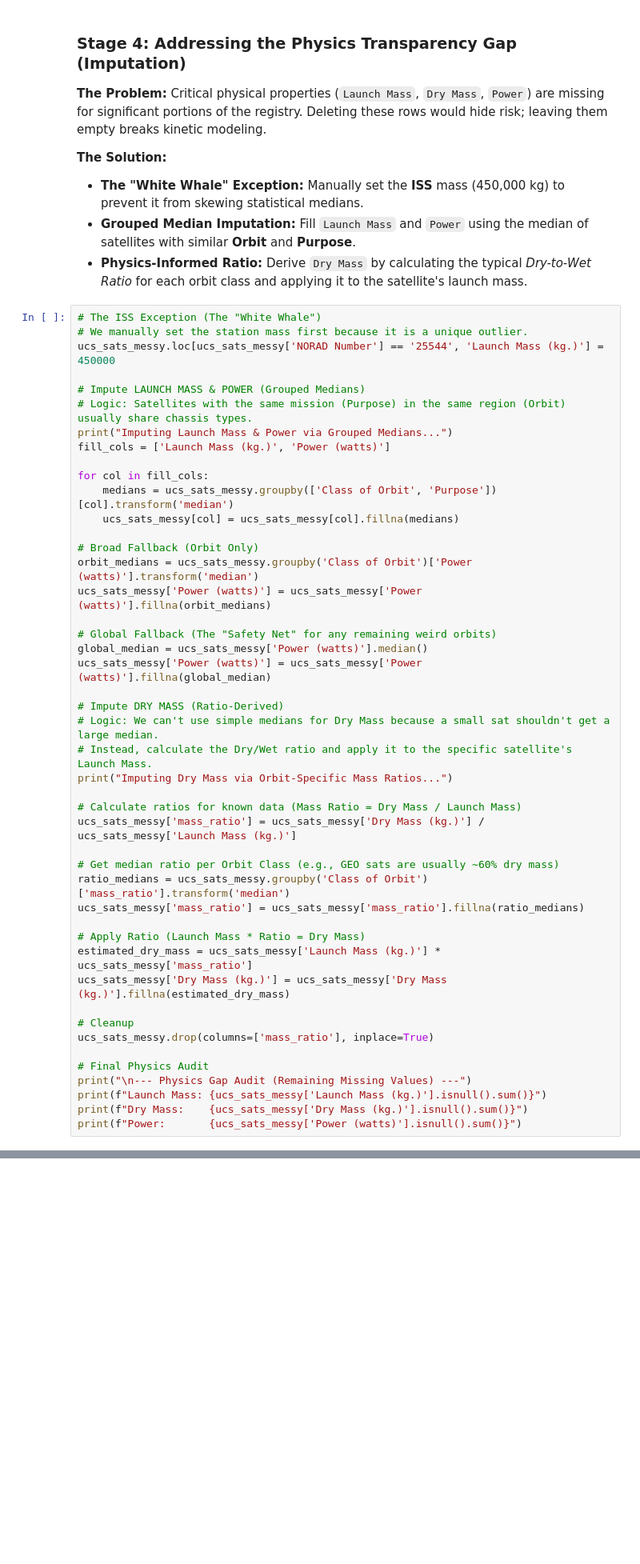
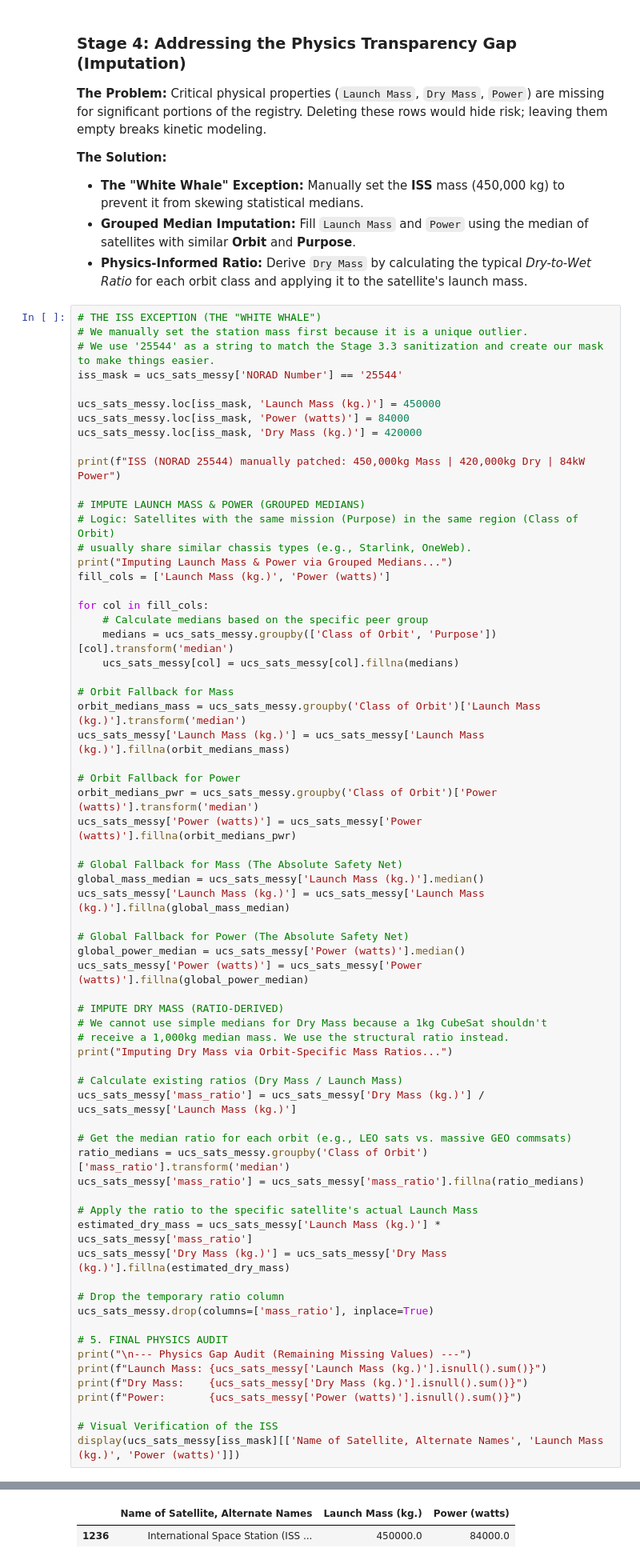
Before and after one commit to sithid/orbital-debris-assessment, a Jupyter notebook: notebooks/ucs_cleanup.ipynb, the cells around one changed output, grey strips where cells are left out. Shown at 80% size. Drawn from its saved outputs; the diff is of its cells as text; blank space fills up the shorter version.

```diff
--- a/notebooks/ucs_cleanup.ipynb
+++ b/notebooks/ucs_cleanup.ipynb
@@ -268,49 +312,69 @@ Identifier Sanitization Complete: Merge keys are whitespace-free.
 * **Grouped Median Imputation:** Fill `Launch Mass` and `Power` using the median of satellites with similar **Orbit** and **Purpose**.
 * **Physics-Informed Ratio:** Derive `Dry Mass` by calculating the typical *Dry-to-Wet Ratio* for each orbit class and applying it to the satellite's launch mass.
 # %%
-# The ISS Exception (The "White Whale")
+# THE ISS EXCEPTION (THE "WHITE WHALE")
 # We manually set the station mass first because it is a unique outlier.
-ucs_sats_messy.loc[ucs_sats_messy['NORAD Number'] == '25544', 'Launch Mass (kg.)'] = 450000
+# We use '25544' as a string to match the Stage 3.3 sanitization and create our mask to make things easier.
+iss_mask = ucs_sats_messy['NORAD Number'] == '25544'
 
-# Impute LAUNCH MASS & POWER (Grouped Medians)
-# Logic: Satellites with the same mission (Purpose) in the same region (Orbit) usually share chassis types.
+ucs_sats_messy.loc[iss_mask, 'Launch Mass (kg.)'] = 450000
+ucs_sats_messy.loc[iss_mask, 'Power (watts)'] = 84000
+ucs_sats_messy.loc[iss_mask, 'Dry Mass (kg.)'] = 420000
+
+print(f"ISS (NORAD 25544) manually patched: 450,000kg Mass | 420,000kg Dry | 84kW Power")
+
+# IMPUTE LAUNCH MASS & POWER (GROUPED MEDIANS)
+# Logic: Satellites with the same mission (Purpose) in the same region (Class of Orbit)
+# usually share similar chassis types (e.g., Starlink, OneWeb).
 print("Imputing Launch Mass & Power via Grouped Medians...")
 fill_cols = ['Launch Mass (kg.)', 'Power (watts)']
 
 for col in fill_cols:
+    # Calculate medians based on the specific peer group
     medians = ucs_sats_messy.groupby(['Class of Orbit', 'Purpose'])[col].transform('median')
     ucs_sats_messy[col] = ucs_sats_messy[col].fillna(medians)
 
-# Broad Fallback (Orbit Only)
-orbit_medians = ucs_sats_messy.groupby('Class of Orbit')['Power (watts)'].transform('median')
-ucs_sats_messy['Power (watts)'] = ucs_sats_messy['Power (watts)'].fillna(orbit_medians)
+# Orbit Fallback for Mass
+orbit_medians_mass = ucs_sats_messy.groupby('Class of Orbit')['Launch Mass (kg.)'].transform('median')
+ucs_sats_messy['Launch Mass (kg.)'] = ucs_sats_messy['Launch Mass (kg.)'].fillna(orbit_medians_mass)
 
-# Global Fallback (The "Safety Net" for any remaining weird orbits)
-global_median = ucs_sats_messy['Power (watts)'].median()
-ucs_sats_messy['Power (watts)'] = ucs_sats_messy['Power (watts)'].fillna(global_median)
+# Orbit Fallback for Power
+orbit_medians_pwr = ucs_sats_messy.groupby('Class of Orbit')['Power (watts)'].transform('median')
+ucs_sats_messy['Power (watts)'] = ucs_sats_messy['Power (watts)'].fillna(orbit_medians_pwr)
 
-# Impute DRY MASS (Ratio-Derived)
-# Logic: We can't use simple medians for Dry Mass because a small sat shouldn't get a large median.
-# Instead, calculate the Dry/Wet ratio and apply it to the specific satellite's Launch Mass.
+# Global Fallback for Mass (The Absolute Safety Net)
+global_mass_median = ucs_sats_messy['Launch Mass (kg.)'].median()
+ucs_sats_messy['Launch Mass (kg.)'] = ucs_sats_messy['Launch Mass (kg.)'].fillna(global_mass_median)
+
+# Global Fallback for Power (The Absolute Safety Net)
+global_power_median = ucs_sats_messy['Power (watts)'].median()
+ucs_sats_messy['Power (watts)'] = ucs_sats_messy['Power (watts)'].fillna(global_power_median)
+
+# IMPUTE DRY MASS (RATIO-DERIVED)
+# We cannot use simple medians for Dry Mass because a 1kg CubeSat shouldn't
+# receive a 1,000kg median mass. We use the structural ratio instead.
 print("Imputing Dry Mass via Orbit-Specific Mass Ratios...")
 
-# Calculate ratios for known data (Mass Ratio = Dry Mass / Launch Mass)
+# Calculate existing ratios (Dry Mass / Launch Mass)
 ucs_sats_messy['mass_ratio'] = ucs_sats_messy['Dry Mass (kg.)'] / ucs_sats_messy['Launch Mass (kg.)']
 
-# Get median ratio per Orbit Class (e.g., GEO sats are usually ~60% dry mass)
+# Get the median ratio for each orbit (e.g., LEO sats vs. massive GEO commsats)
 ratio_medians = ucs_sats_messy.groupby('Class of Orbit')['mass_ratio'].transform('median')
 ucs_sats_messy['mass_ratio'] = ucs_sats_messy['mass_ratio'].fillna(ratio_medians)
 
-# Apply Ratio (Launch Mass * Ratio = Dry Mass)
+# Apply the ratio to the specific satellite's actual Launch Mass
 estimated_dry_mass = ucs_sats_messy['Launch Mass (kg.)'] * ucs_sats_messy['mass_ratio']
 ucs_sats_messy['Dry Mass (kg.)'] = ucs_sats_messy['Dry Mass (kg.)'].fillna(estimated_dry_mass)
 
-# Cleanup
+# Drop the temporary ratio column
 ucs_sats_messy.drop(columns=['mass_ratio'], inplace=True)
 
-# Final Physics Audit
+# 5. FINAL PHYSICS AUDIT
 print("\n--- Physics Gap Audit (Remaining Missing Values) ---")
 print(f"Launch Mass: {ucs_sats_messy['Launch Mass (kg.)'].isnull().sum()}")
 print(f"Dry Mass:    {ucs_sats_messy['Dry Mass (kg.)'].isnull().sum()}")
 print(f"Power:       {ucs_sats_messy['Power (watts)'].isnull().sum()}")
+
+# Visual Verification of the ISS
+display(ucs_sats_messy[iss_mask][['Name of Satellite, Alternate Names', 'Launch Mass (kg.)', 'Power (watts)']])
 # %% [output]
@@ -317,8 +382,10 @@ print(f"Power:       {ucs_sats_messy['Power (watts)'].isnull().sum()}")
 Imputing Launch Mass & Power via Grouped Medians...
 Imputing Dry Mass via Orbit-Specific Mass Ratios...
 
 --- Physics Gap Audit (Remaining Missing Values) ---
 Launch Mass: 0
 Dry Mass:    0
 Power:       0
+|  | Name of Satellite, Alternate Names | Launch Mass (kg.) | Power (watts) |
+| 1236 | International Space Station (ISS ... | 450000.0 | 84000.0 |
 # %% [markdown]
```
Also changed, not shown: parts of 12 cells of this notebook, 1 other file.
